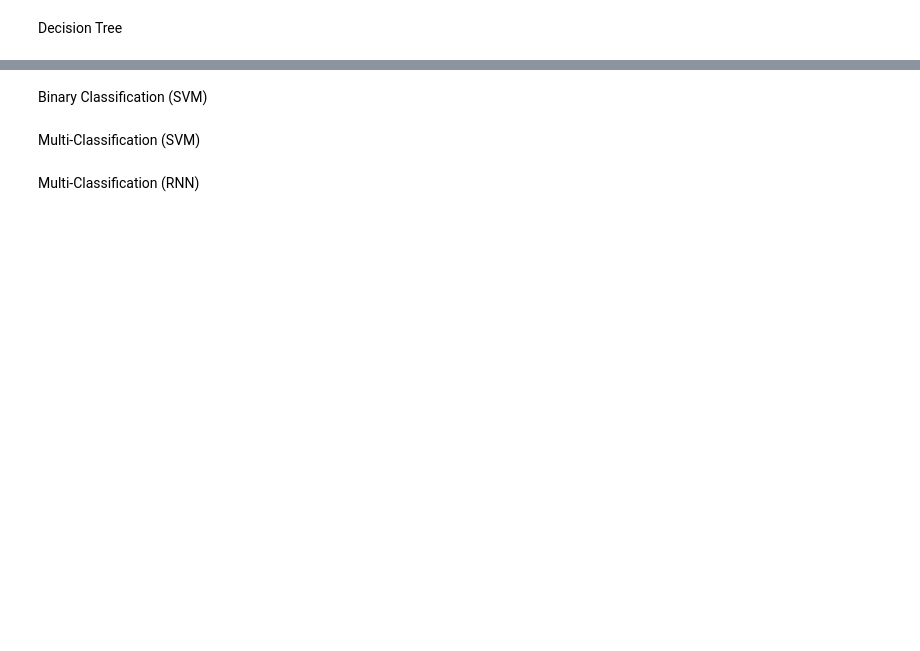
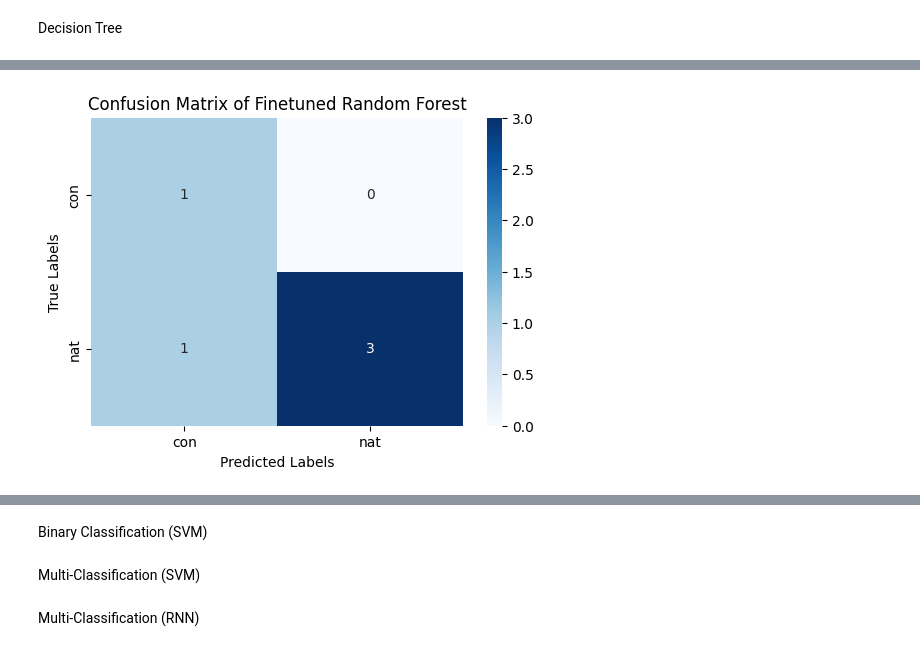
Before and after one commit to kirbergerconnor/iscl-thesis, a Jupyter notebook: classification.ipynb, the cells around one changed output, grey strips where cells are left out. Cells and saved outputs as stored; diff of their text form; code cells hidden in the pictures; blank space fills up the shorter version.

```diff
--- a/classification.ipynb
+++ b/classification.ipynb
@@ -223,0 +480,23 @@ plt.show()
+# %%
+# Random Forest With Finetuning (Best CLF)
+
+X, y = data.iloc[:,2:].values.round(decimals=3), data.iloc[:,1].map({'con':0, 'nat':1}).values
+X_train, X_test, y_train, y_test = train_test_split(X, y, stratify=y, test_size=0.2, random_state=42)
+
+
+param_grid = {
+    'n_estimators': [50, 100, 200],
+    'max_depth': [None, 5, 10],
+    'min_samples_split': [2, 5, 10],
+    'min_samples_leaf': [1, 2, 4],
+    'bootstrap': [True, False]
+}
+
+grid_search = GridSearchCV(estimator=clf, param_grid=param_grid, cv=5, n_jobs=-1)
+grid_search.fit(X_train, y_train)
+
+best_params = grid_search.best_params_
+print("Best Parameters:", best_params)
+
+best_clf = RandomForestClassifier(**best_params)
+best_clf.fit(X_train, y_train)
@@ -223,0 +506,6 @@ plt.show()
+# %%
+#  Measuring Finetuned Random Forest's Performance
+
+y_pred = best_clf.predict(X_test)
+report = classification_report(y_test, y_pred, target_names=['con', 'nat'])
+print(report)
@@ -223,0 +521,13 @@ plt.show()
+# %%
+# Confusion Matrix for Finetuned Random Forest's Performance
+
+conf_matrix = confusion_matrix(y_test, y_pred)
+plt.figure(figsize=(6, 4))
+sns.heatmap(conf_matrix, annot=True, fmt="d", cmap="Blues", xticklabels=['con', 'nat'], yticklabels=['con', 'nat'])
+
+plt.xlabel('Predicted Labels')
+plt.ylabel('True Labels')
+plt.title('Confusion Matrix of Finetuned Random Forest')
+plt.show()
+# %% [output]
+[figure, added]
```
Also changed, not shown: parts of 38 cells of this notebook.
